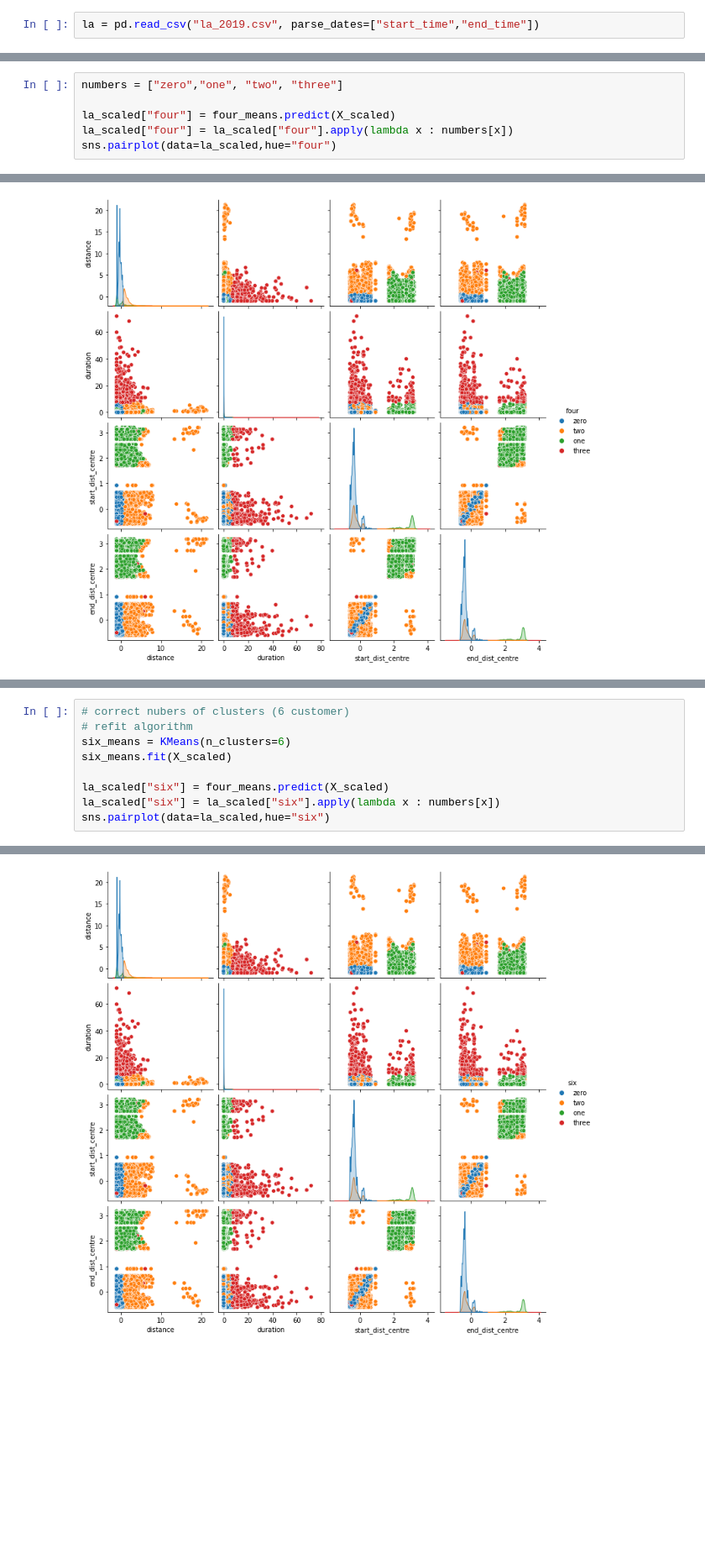
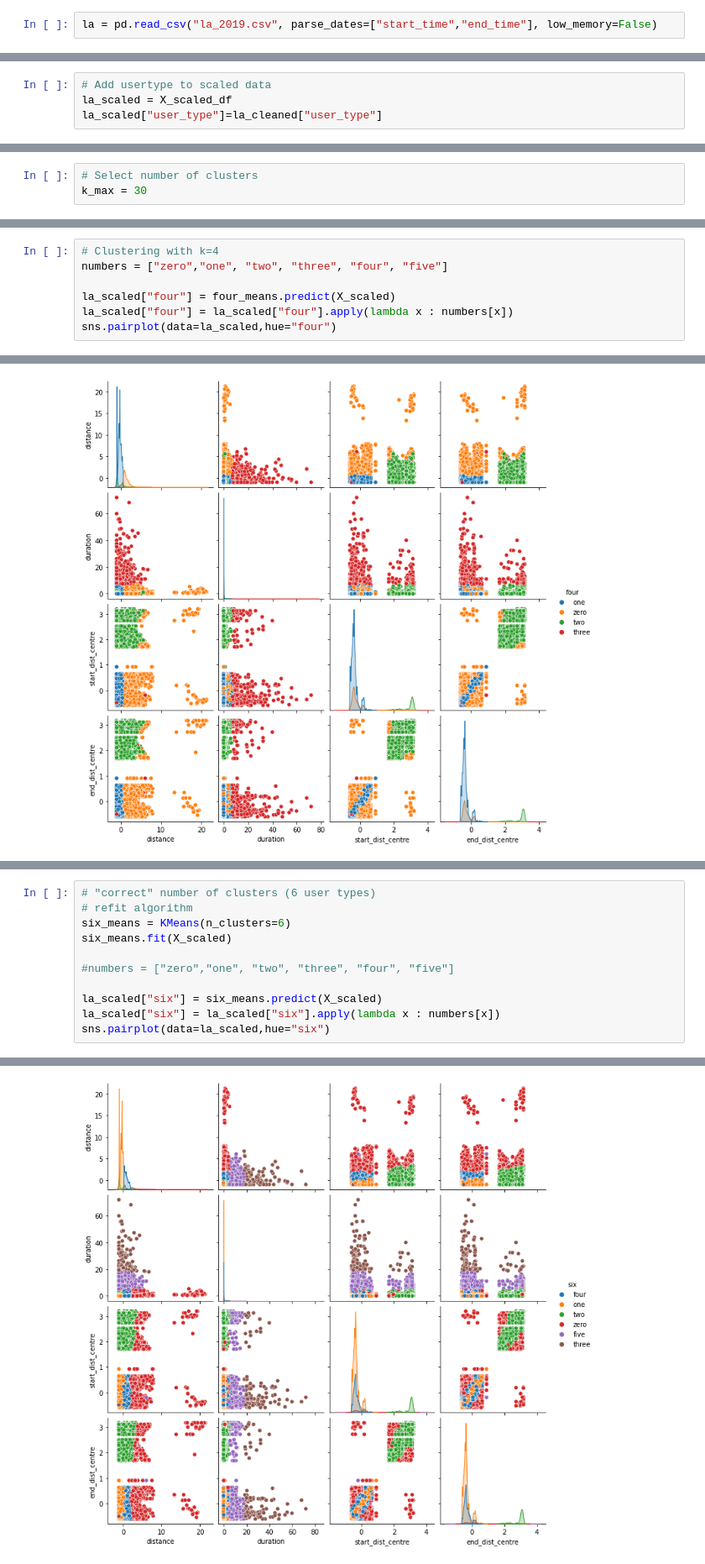
Before and after one commit to lzaruchas/grosse_maedchengruppe_AA2022, a Jupyter notebook: Laras_Workspace/Clustering.ipynb, the cells around one changed output, grey strips where cells are left out. Shown at 84% size. Drawn from its saved outputs; the diff is of its cells as text; blank space fills up the shorter version.

Commit message:
clustering finished

```diff
--- a/Laras_Workspace/Clustering.ipynb
+++ b/Laras_Workspace/Clustering.ipynb
@@ -14,5 +14,5 @@ from sklearn.preprocessing import StandardScaler
 from sklearn.cluster import KMeans
 %matplotlib inline
 # %%
-la = pd.read_csv("la_2019.csv", parse_dates=["start_time","end_time"])
+la = pd.read_csv("la_2019.csv", parse_dates=["start_time","end_time"], low_memory=False)
 # %%
@@ -234,0 +226,4 @@ sns.pairplot(data=la_scaled,hue="user_type")
+# %%
+# Add usertype to scaled data
+la_scaled = X_scaled_df
+la_scaled["user_type"]=la_cleaned["user_type"]
@@ -239,3 +238,6 @@ k_max = 15 #amount of clusters
+# %%
+# Select number of clusters
+k_max = 30
 # %%
 clusters = []
 losses = []
@@ -274,5 +278,6 @@ array([0, 0, 0, ..., 0, 0, 0])
 # %%
-numbers = ["zero","one", "two", "three"]
+# Clustering with k=4
+numbers = ["zero","one", "two", "three", "four", "five"]
 
 la_scaled["four"] = four_means.predict(X_scaled)
 la_scaled["four"] = la_scaled["four"].apply(lambda x : numbers[x])
@@ -285,12 +290,14 @@ sns.pairplot(data=la_scaled,hue="four")
 # %%
-# correct nubers of clusters (6 customer)
+# "correct" number of clusters (6 user types)
 # refit algorithm
 six_means = KMeans(n_clusters=6)
 six_means.fit(X_scaled)
 
-la_scaled["six"] = four_means.predict(X_scaled)
+#numbers = ["zero","one", "two", "three", "four", "five"]
+
+la_scaled["six"] = six_means.predict(X_scaled)
 la_scaled["six"] = la_scaled["six"].apply(lambda x : numbers[x])
 sns.pairplot(data=la_scaled,hue="six")
 # %% [output]
 <seaborn.axisgrid.PairGrid at 0x...>
-[figure, old version]
+[figure, new version]
```
Also changed, not shown: parts of 15 cells of this notebook.
